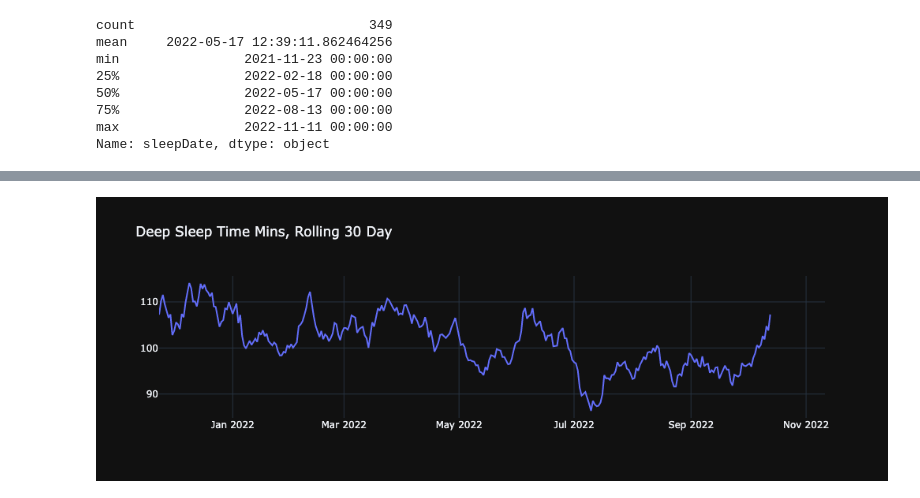
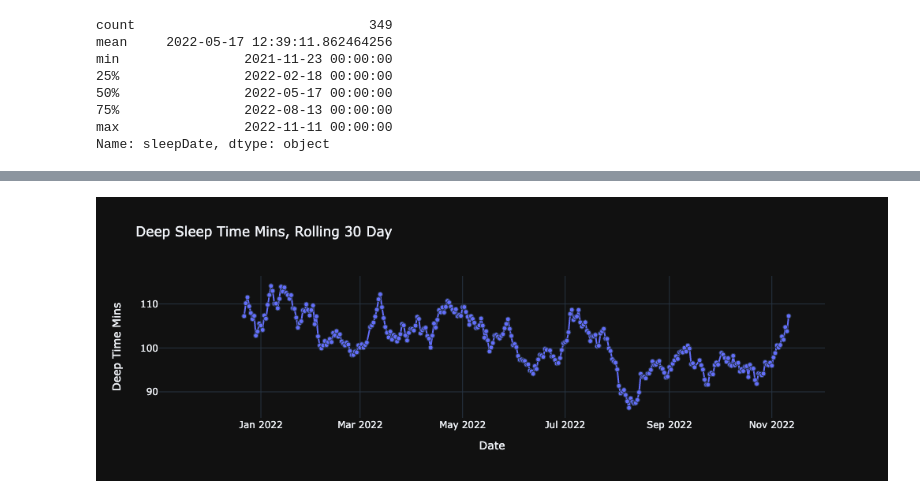
Before and after one commit to ravedappeport/dlrappeport, a Jupyter notebook: notebooks/coros/how-did-I-sleep.ipynb, the cells around one changed output, grey strips where cells are left out. Saved outputs shown, nothing was run; the diff lists cells and outputs as text; code cells hidden in the pictures.

```diff
--- a/notebooks/coros/how-did-I-sleep.ipynb
+++ b/notebooks/coros/how-did-I-sleep.ipynb
@@ -101,6 +102,10 @@ min                2021-11-23 00:00:00
 75%                2022-08-13 00:00:00
 max                2022-11-11 00:00:00
 Name: sleepDate, dtype: object
+# %%
+# sort values by sleep date, helpful for rolling graphs
+df.sort_values(by='sleepDate', inplace=True)
+df.reset_index(inplace=True)
 # %%
 df.loc[:,['sleepDate']].head()
 # %% [output]
@@ -158,37 +181,37 @@ fig.show()
 # %%
 fig = go.Figure()
 
 fig.add_trace(
     go.Scatter(
         x = df['sleepDate']
         , y = df['sleepData.deepTime'].rolling(window=30).mean()
         # , name = df['sleepDate.weekDay']
-        # , mode='markers'
+        , mode='markers+lines'
         , name='values'
-        # , text = ['Carat: %s<br>Measurements: %s mms'%(a,b) for a,b in graph_df.loc[:,['carat','measurements']].values]
+        , text = tick_text
         , hoverinfo = 'text'
         , marker=dict(
             colorscale='agsunset',
             line_width=1
         )
     )
 )
 
 # dark theme
 fig.layout.template = 'plotly_dark'
 
 
 fig.update_layout(title = 'Deep Sleep Time Mins, Rolling 30 Day',
-                  # xaxis_title='Carat (0.2g)',
-                  # yaxis_title='Approx. Horizontal Area (mm^2)',
+                  xaxis_title='Date',
+                  yaxis_title='Deep Time Mins',
                  )
 
 # save file to html
-# fig.write_json(os.path.abspath('../../personal-site/static/plotly/diamonds-forever/be-size-vs-carat.json'))
+fig.write_json(os.path.abspath('../../personal-site/static/plotly/sleep-proxy/deep-sleep.json'))
 
 fig.show()
 # %% [output]
-[figure, old version]
+[figure, new version]
 # %%
 fig = go.Figure()
 
```
Also changed, not shown: parts of 7 cells of this notebook, 2 other files.
